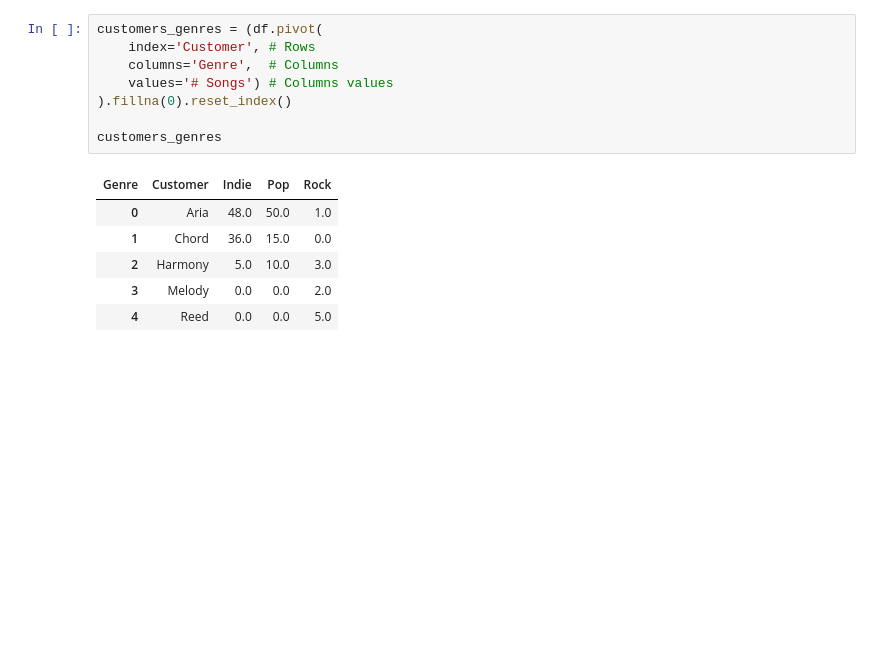
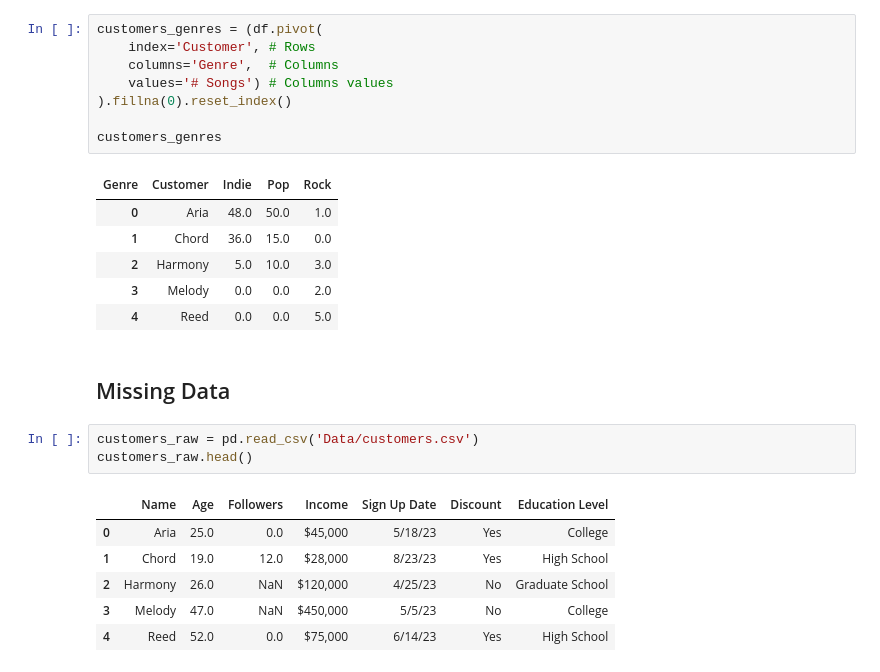
Before and after one commit to Camiloesp/PythonDataScience_UnsupervisedML, a Jupyter notebook: 1_DataPrep.ipynb, the cells around one changed output. Saved outputs shown, nothing was run; the diff lists cells and outputs as text; blank space fills up the shorter version.

```diff
--- a/1_DataPrep.ipynb
+++ b/1_DataPrep.ipynb
@@ -99,3 +99,15 @@ customers_genres
 | 2 | Harmony | 5.0 | 10.0 | 3.0 |
 | 3 | Melody | 0.0 | 0.0 | 2.0 |
 | 4 | Reed | 0.0 | 0.0 | 5.0 |
+# %% [markdown]
+## Missing Data
+# %%
+customers_raw = pd.read_csv('Data/customers.csv')
+customers_raw.head()
+# %% [output]
+|  | Name | Age | Followers | Income | Sign Up Date | Discount | Education Level |
+| 0 | Aria | 25.0 | 0.0 | $45,000 | 5/18/23 | Yes | College |
+| 1 | Chord | 19.0 | 12.0 | $28,000 | 8/23/23 | Yes | High School |
+| 2 | Harmony | 26.0 | NaN | $120,000 | 4/25/23 | No | Graduate School |
+| 3 | Melody | 47.0 | NaN | $450,000 | 5/5/23 | No | College |
+| 4 | Reed | 52.0 | 0.0 | $75,000 | 6/14/23 | Yes | High School |
```
Also changed, not shown: parts of 6 cells of this notebook.
